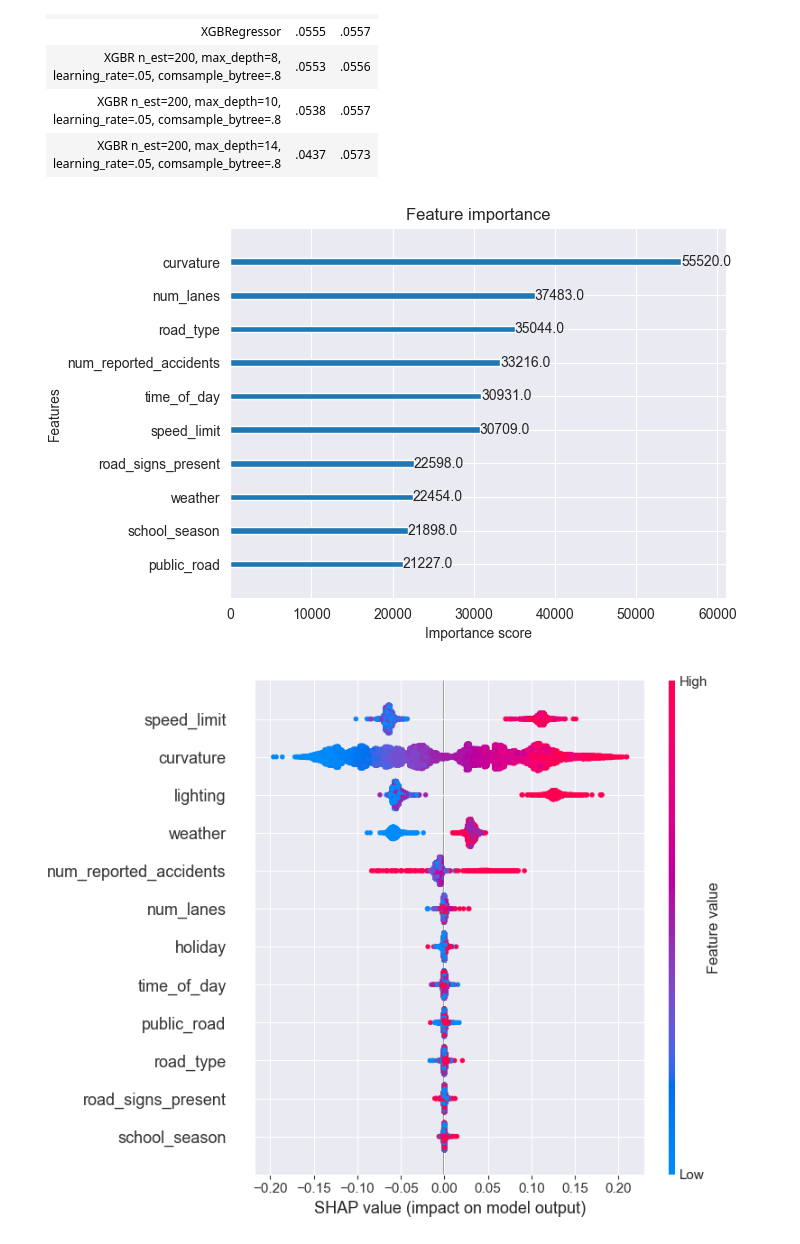
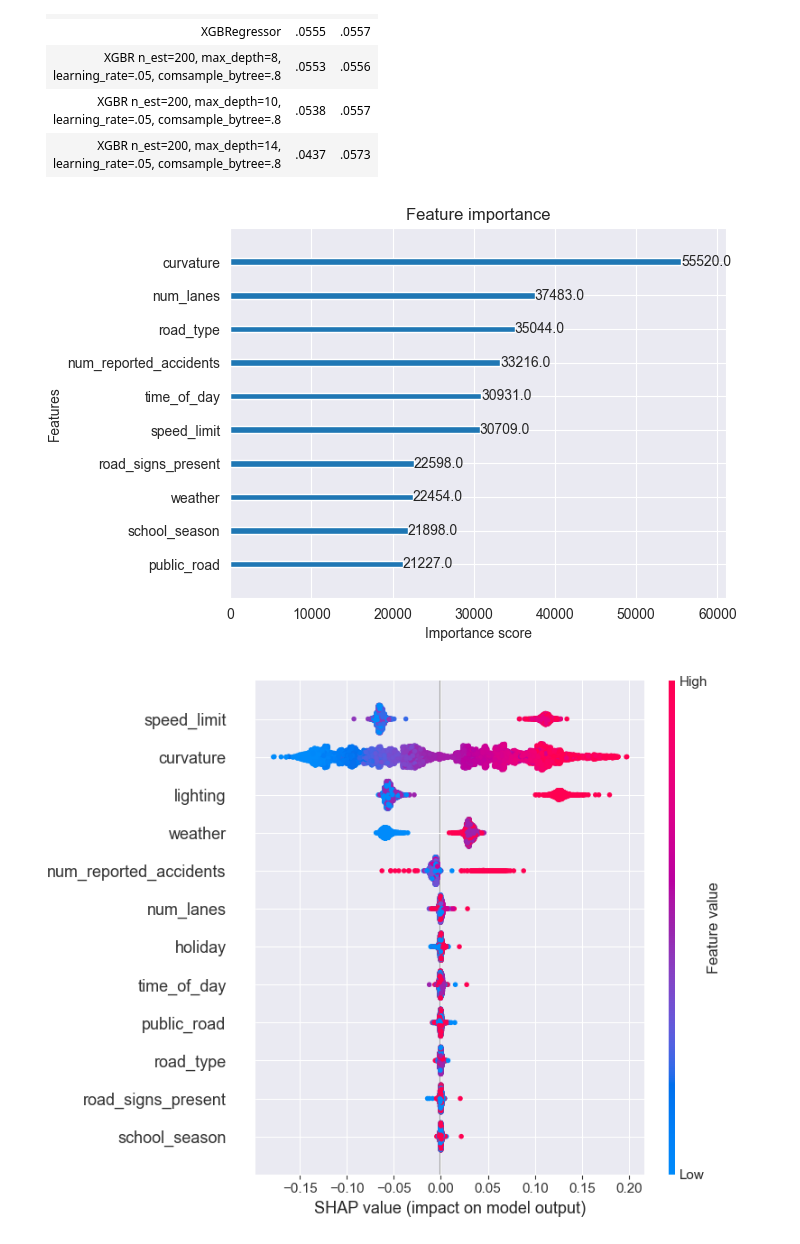
Before and after one commit to Zak-Basso/supMLfinal, a Jupyter notebook: supervised.ipynb, the cells around one changed output. Drawn from its saved outputs; the diff is of its cells as text; code cells hidden in the pictures.

```diff
--- a/supervised.ipynb
+++ b/supervised.ipynb
@@ -57,9 +57,9 @@ memory usage: 33.6 MB
 <Axes: >
 [figure]
 # %%
-# model = LinearRegression()
-# model.fit(X_train, y_train)
-# yp = model.predict(X_train)
-#
-# acc = np.sqrt(mean_squared_error(y_train, yp))
-# print("rmse", acc)
+model = LinearRegression()
+model.fit(X_train, y_train)
+yp = model.predict(X_train)
+
+acc = np.sqrt(mean_squared_error(y_train, yp))
+print("rmse", acc)
@@ -66,8 +68,8 @@ memory usage: 33.6 MB
 # %%
-# model = RandomForestRegressor(n_estimators=20)
-# model.fit(X_train, y_train)
-# yp = model.predict(X_train)
-#
-# rmse = np.sqrt(mean_squared_error(y_train, yp))
-# print("rmse", rmse)
+model = RandomForestRegressor(n_estimators=20)
+model.fit(X_train, y_train)
+yp = model.predict(X_train)
+
+rmse = np.sqrt(mean_squared_error(y_train, yp))
+print("rmse", rmse)
 # %% [output]
@@ -75,6 +77,6 @@ rmse 0.02491365626477073
 # %%
-# model = GradientBoostingRegressor(n_estimators=100)
-# model.fit(X_train, y_train)
-# yp = model.predict(X_train)
-# rmse = np.sqrt(mean_squared_error(y_train, yp))
-# print("rmse", rmse)
+model = GradientBoostingRegressor(n_estimators=100)
+model.fit(X_train, y_train)
+yp = model.predict(X_train)
+rmse = np.sqrt(mean_squared_error(y_train, yp))
+print("rmse", rmse)
@@ -120,13 +124,13 @@ done
 # %%
 plot_importance(model, max_num_features=10)
 plt.show()
 
-sample_idx = np.random.choice(len(X_test), 2000, replace=False)
+sample_idx = np.random.choice(len(X_test), 5000, replace=False)
 X_sample = X_test.iloc[sample_idx]
 
 explainer = shap.Explainer(model)
 shap_values = explainer(X_sample)
 shap.summary_plot(shap_values, X_sample)
 # %% [output]
 [figure]
-[figure, old version]
+[figure, new version]
```
Also changed, not shown: parts of 5 cells of this notebook.
